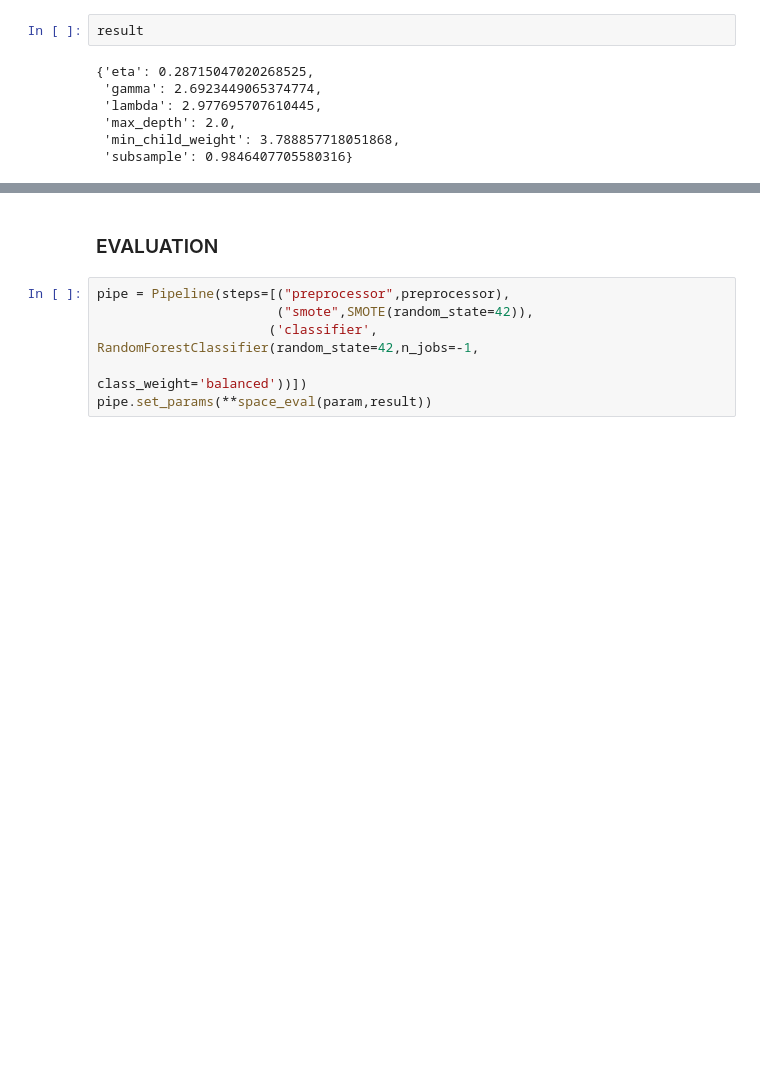
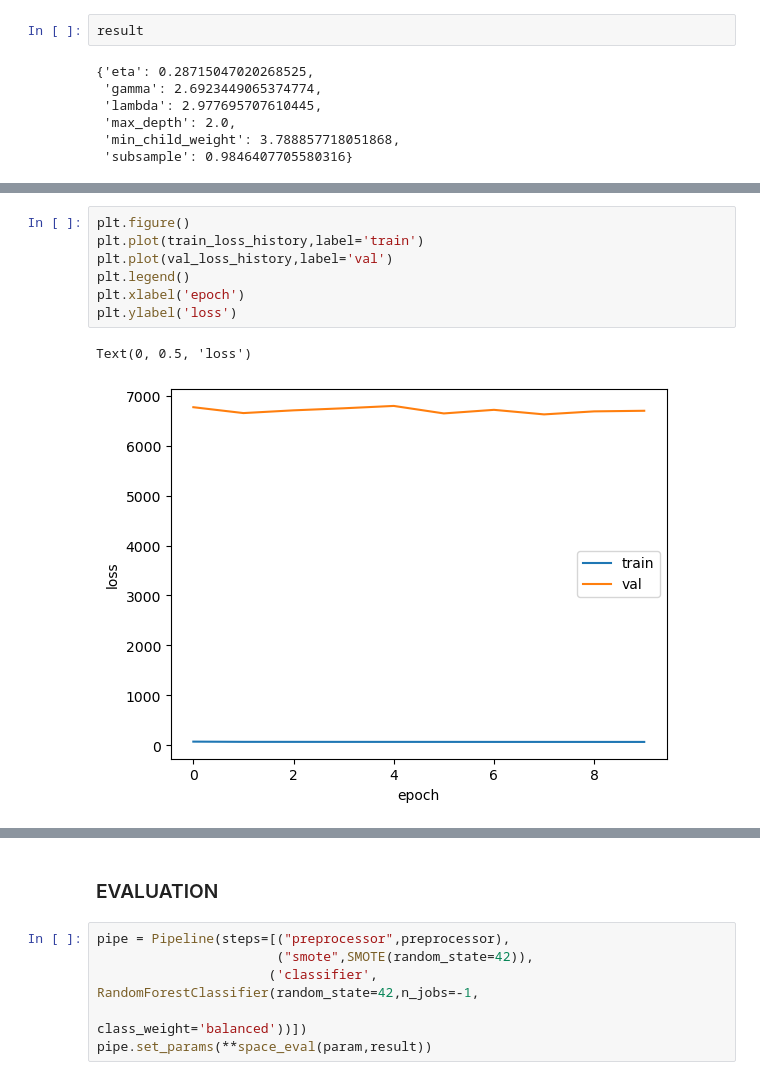
Before and after one commit to xfreppihs/loan, a Jupyter notebook: loan_models.ipynb, the cells around one changed output, grey strips where cells are left out. Drawn from its saved outputs; the diff is of its cells as text; blank space fills up the shorter version.

```diff
--- a/loan_models.ipynb
+++ b/loan_models.ipynb
@@ -714,0 +1225,10 @@ with mlflow.start_run(run_id=run.info.run_id):
+# %%
+plt.figure()
+plt.plot(train_loss_history,label='train')
+plt.plot(val_loss_history,label='val')
+plt.legend()
+plt.xlabel('epoch')
+plt.ylabel('loss')
+# %% [output]
+Text(0, 0.5, 'loss')
+[figure, added]
```
Also changed, not shown: parts of 64 cells of this notebook.
